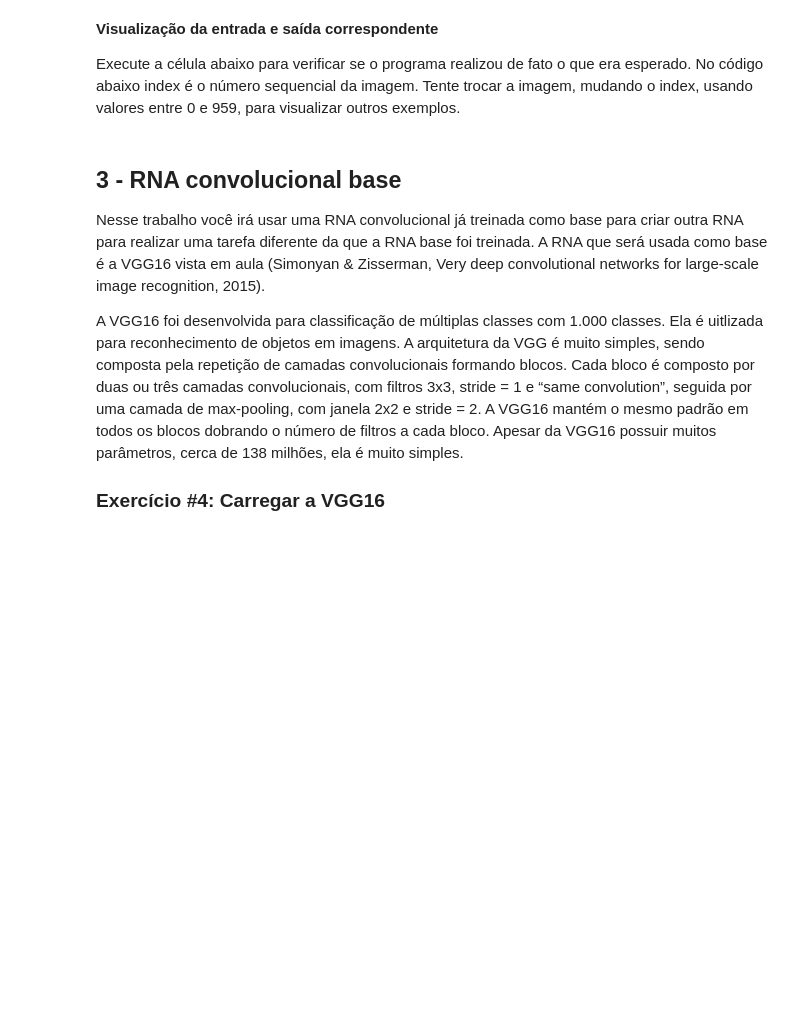
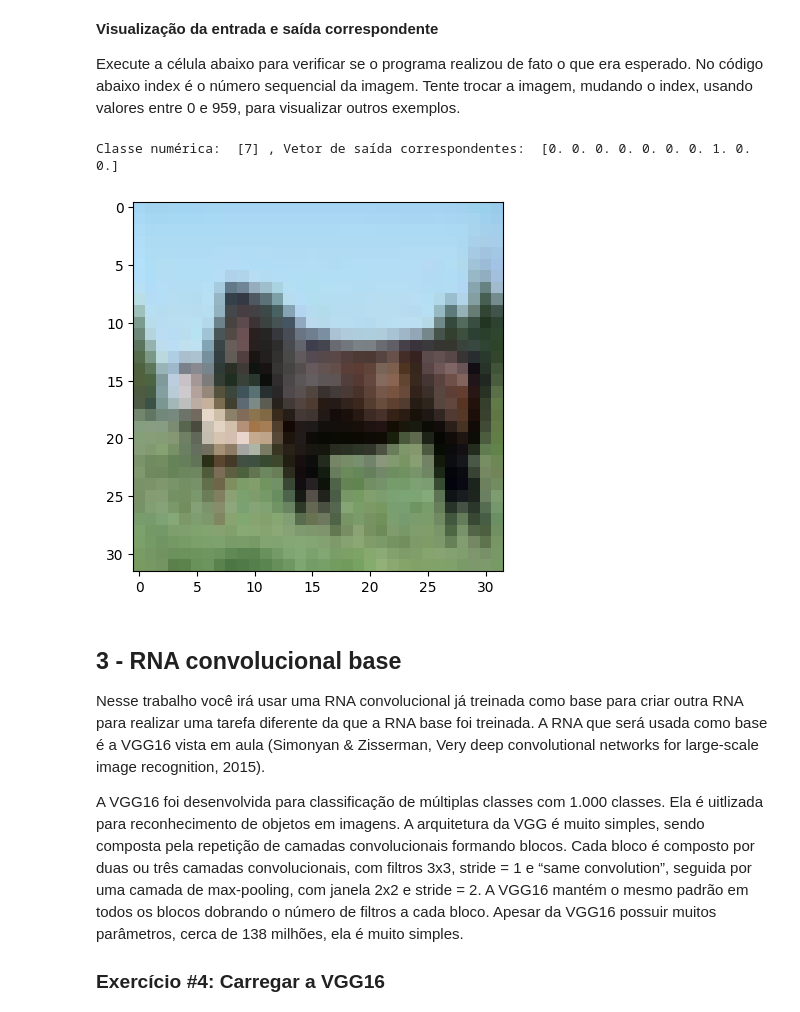
Before and after one commit to wallacecgalvao/Visao_Computacional-T2-Transferencia_de_Aprendizado, a Jupyter notebook: T2_Transferência_aprendizado.ipynb, the cells around one changed output. Cells and saved outputs as stored; diff of their text form; code cells hidden in the pictures; blank space fills up the shorter version.

```diff
--- a/T2_Transferência_aprendizado.ipynb
+++ b/T2_Transferência_aprendizado.ipynb
@@ -98,13 +123,15 @@ Como o conjunto de imagens é muito grande e demoraria muito tempo para treinar
 # %%
 # PARA VOCÊ FAZER: divisão do conjunto de dados de treinamento
 
-# Dados de entrada
-# Inclua seu código aqui
-#
+# Divisão do conjunto de dados de treinamento
+x_train = x_train_orig[:30000]
+y_train = y_train_orig[:30000]
 
-# Dados de saída
-# Inclua seu código aqui
-#
+x_val = x_train_orig[30000:36000]
+y_val = y_train_orig[30000:36000]
+
+x_test = x_test_orig[:6000]
+y_test = y_test_orig[:6000]
 
 print("Dimensão do tensor de dados de entrada de treinamento =", x_train.shape)
 print("Dimensão do tensor de dados de entrada de validação =", x_val.shape)
@@ -156,13 +196,13 @@ Como já visto, a função que realiza essa transformação é conhecida na lite
 # %%
 # PARA VOCÊ FAZER: codificação das classes
 
-# Importa classe de utilidades do Keras
-# Inclua seu código aqui
-#
+# Importa função de utilidades do Keras
+from tensorflow.keras.utils import to_categorical
 
-# Transformação das classes de números reais para vetores
-# Inclua seu código aqui
-#
+# Transformação das classes de números inteiros para vetores one-hot
+y_train_hot = to_categorical(y_train, num_classes=10)
+y_val_hot = to_categorical(y_val, num_classes=10)
+y_test_hot = to_categorical(y_test, num_classes=10)
 
 print('Dimensão dos dados de saída do conjunto de treinamento: ', y_train_hot.shape)
 print('Dimensão dos dados de saída do conjunto de validação: ', y_val_hot.shape)
@@ -179,10 +223,13 @@ print('Dimensão dos dados de saída do conjunto de teste: ', y_test_hot.shape)
 Execute a célula abaixo para verificar se o programa realizou de fato o que era esperado. No código abaixo index é o número sequencial da imagem. Tente trocar a imagem, mudando o index, usando valores entre 0 e 959, para visualizar outros exemplos.
 # %%
 # Exemplo de saída
-index = 11
+index = 12
 print("Classe numérica: ", y_train[index], ", Vetor de saída correspondentes: ", y_train_hot[index])
 plt.imshow(x_train_orig[index])
 plt.show()
+# %% [output]
+Classe numérica:  [7] , Vetor de saída correspondentes:  [0. 0. 0. 0. 0. 0. 0. 1. 0. 0.]
+[figure, added]
 # %% [markdown]
 ## 3 - RNA convolucional base
 
```
Also changed, not shown: parts of 31 cells of this notebook.
